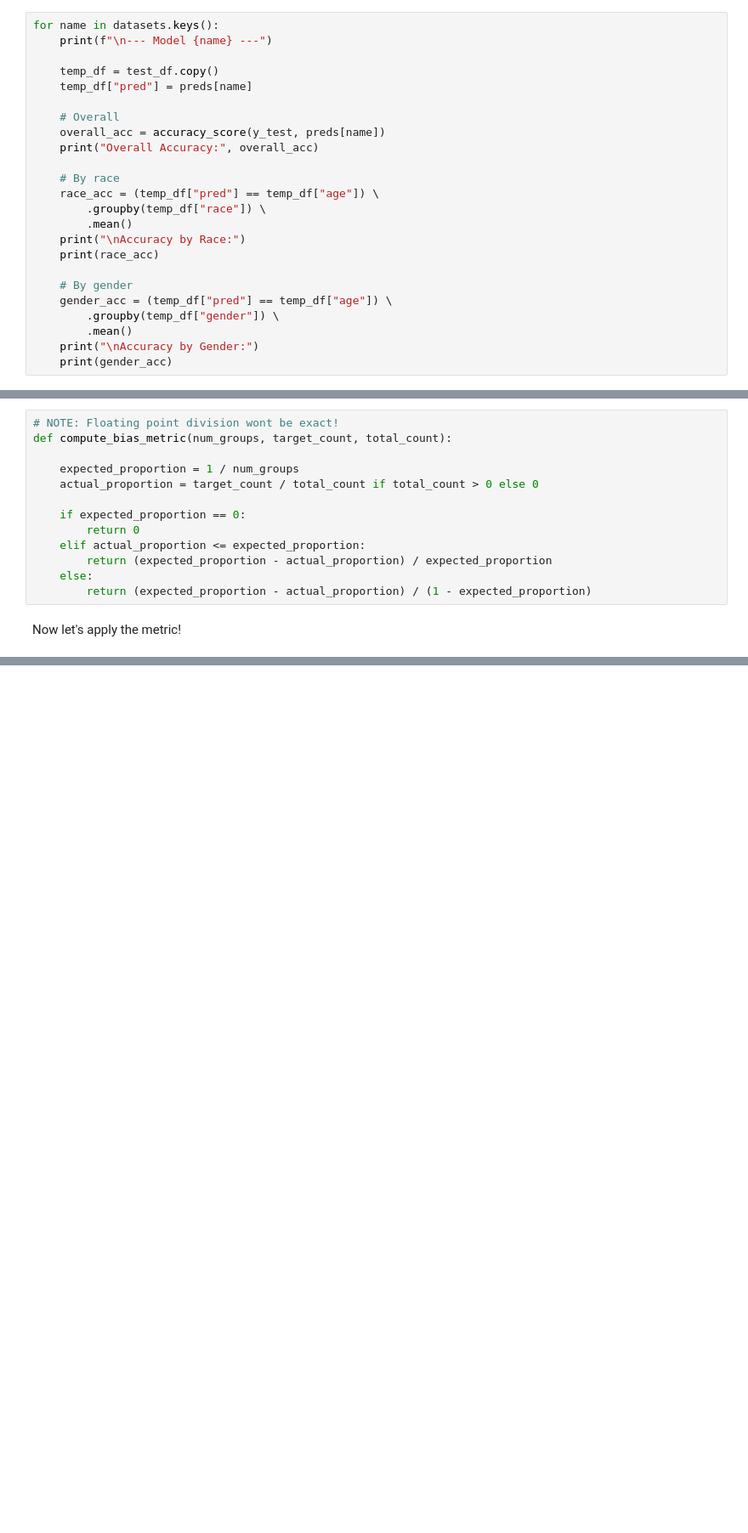
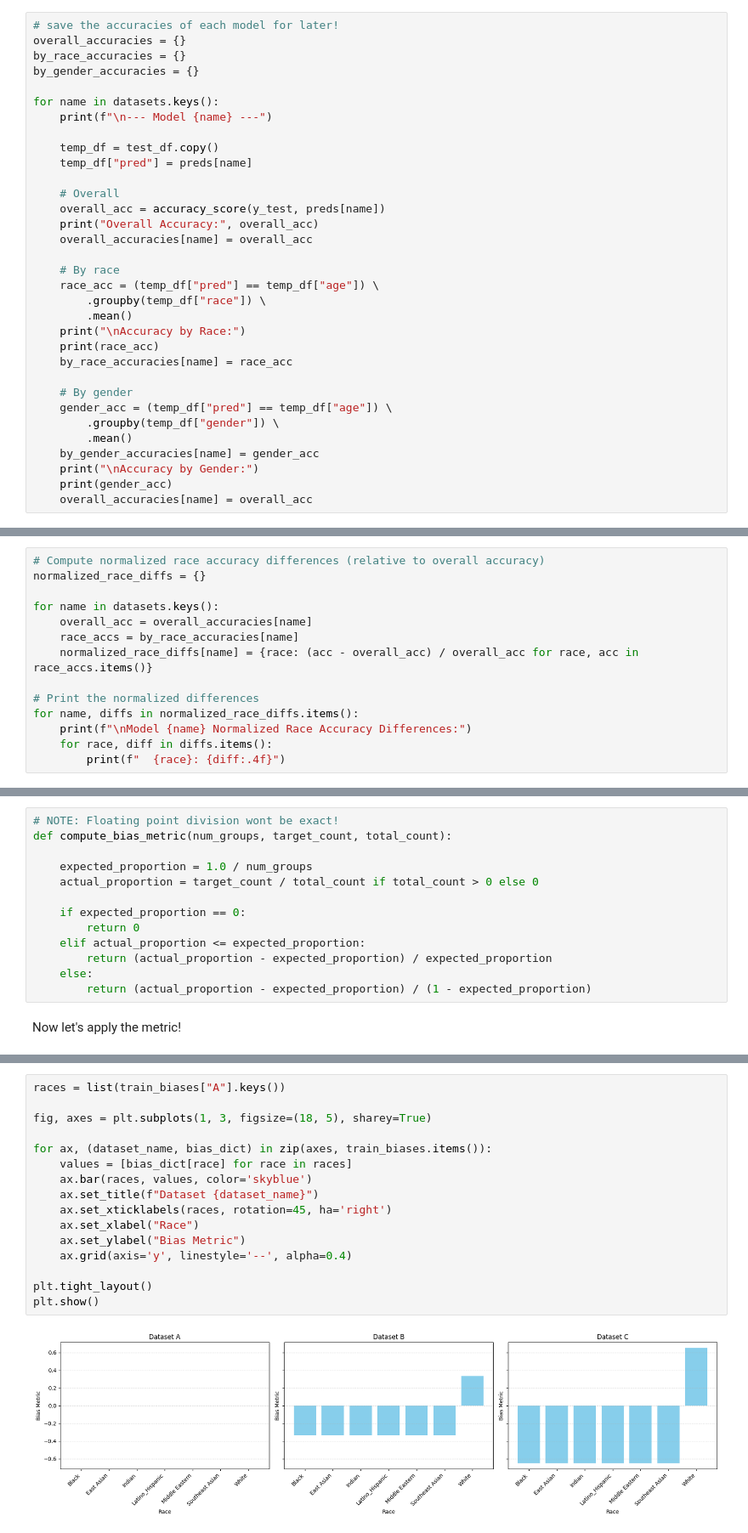
Before and after one commit to EthanTu2/facialrecognitionbias, a Jupyter notebook: parts345.ipynb, the cells around one changed output, grey strips where cells are left out. Shown at 85% size. Saved outputs shown, nothing was run; the diff lists cells and outputs as text; blank space fills up the shorter version.

Commit message:
added normalized model bias metric, compared with dataset bias metric also.

```diff
--- a/parts345.ipynb
+++ b/parts345.ipynb
@@ -345,6 +345,11 @@ for name, file in datasets.items():
 
     preds[name] = y_pred
 # %%
+# save the accuracies of each model for later!
+overall_accuracies = {}
+by_race_accuracies = {}
+by_gender_accuracies = {}
+
 for name in datasets.keys():
     print(f"\n--- Model {name} ---")
 
@@ -354,6 +359,7 @@ for name in datasets.keys():
     # Overall
     overall_acc = accuracy_score(y_test, preds[name])
     print("Overall Accuracy:", overall_acc)
+    overall_accuracies[name] = overall_acc
 
     # By race
     race_acc = (temp_df["pred"] == temp_df["age"]) \
@@ -361,13 +367,16 @@ for name in datasets.keys():
         .mean()
     print("\nAccuracy by Race:")
     print(race_acc)
+    by_race_accuracies[name] = race_acc
 
     # By gender
     gender_acc = (temp_df["pred"] == temp_df["age"]) \
         .groupby(temp_df["gender"]) \
         .mean()
+    by_gender_accuracies[name] = gender_acc
     print("\nAccuracy by Gender:")
     print(gender_acc)
+    overall_accuracies[name] = overall_acc
 # %% [output]
 --- Model A ---
 Overall Accuracy: 0.375
@@ -448,0 +472,14 @@ plt.show()
+# %%
+# Compute normalized race accuracy differences (relative to overall accuracy)
+normalized_race_diffs = {}
+
+for name in datasets.keys():
+    overall_acc = overall_accuracies[name]
+    race_accs = by_race_accuracies[name]
+    normalized_race_diffs[name] = {race: (acc - overall_acc) / overall_acc for race, acc in race_accs.items()}
+
+# Print the normalized differences
+for name, diffs in normalized_race_diffs.items():
+    print(f"\nModel {name} Normalized Race Accuracy Differences:")
+    for race, diff in diffs.items():
+        print(f"  {race}: {diff:.4f}")
@@ -574,15 +629,15 @@ Dataset B:
 # NOTE: Floating point division wont be exact!
 def compute_bias_metric(num_groups, target_count, total_count):
 
-    expected_proportion = 1 / num_groups
+    expected_proportion = 1.0 / num_groups
     actual_proportion = target_count / total_count if total_count > 0 else 0
 
     if expected_proportion == 0:
         return 0
     elif actual_proportion <= expected_proportion:
-        return (expected_proportion - actual_proportion) / expected_proportion
+        return (actual_proportion - expected_proportion) / expected_proportion
     else:
-        return (expected_proportion - actual_proportion) / (1 - expected_proportion)
+        return (actual_proportion - expected_proportion) / (1 - expected_proportion)
 # %% [markdown]
 Now let's apply the metric!
 # %%
@@ -614,0 +672,18 @@ Dataset B Bias Metrics:
+# %%
+races = list(train_biases["A"].keys())
+
+fig, axes = plt.subplots(1, 3, figsize=(18, 5), sharey=True)
+
+for ax, (dataset_name, bias_dict) in zip(axes, train_biases.items()):
+    values = [bias_dict[race] for race in races]
+    ax.bar(races, values, color='skyblue')
+    ax.set_title(f"Dataset {dataset_name}")
+    ax.set_xticklabels(races, rotation=45, ha='right')
+    ax.set_xlabel("Race")
+    ax.set_ylabel("Bias Metric")
+    ax.grid(axis='y', linestyle='--', alpha=0.4)
+
+plt.tight_layout()
+plt.show()
+# %% [output]
+[figure, added]
```
Also changed, not shown: parts of 9 cells of this notebook.
